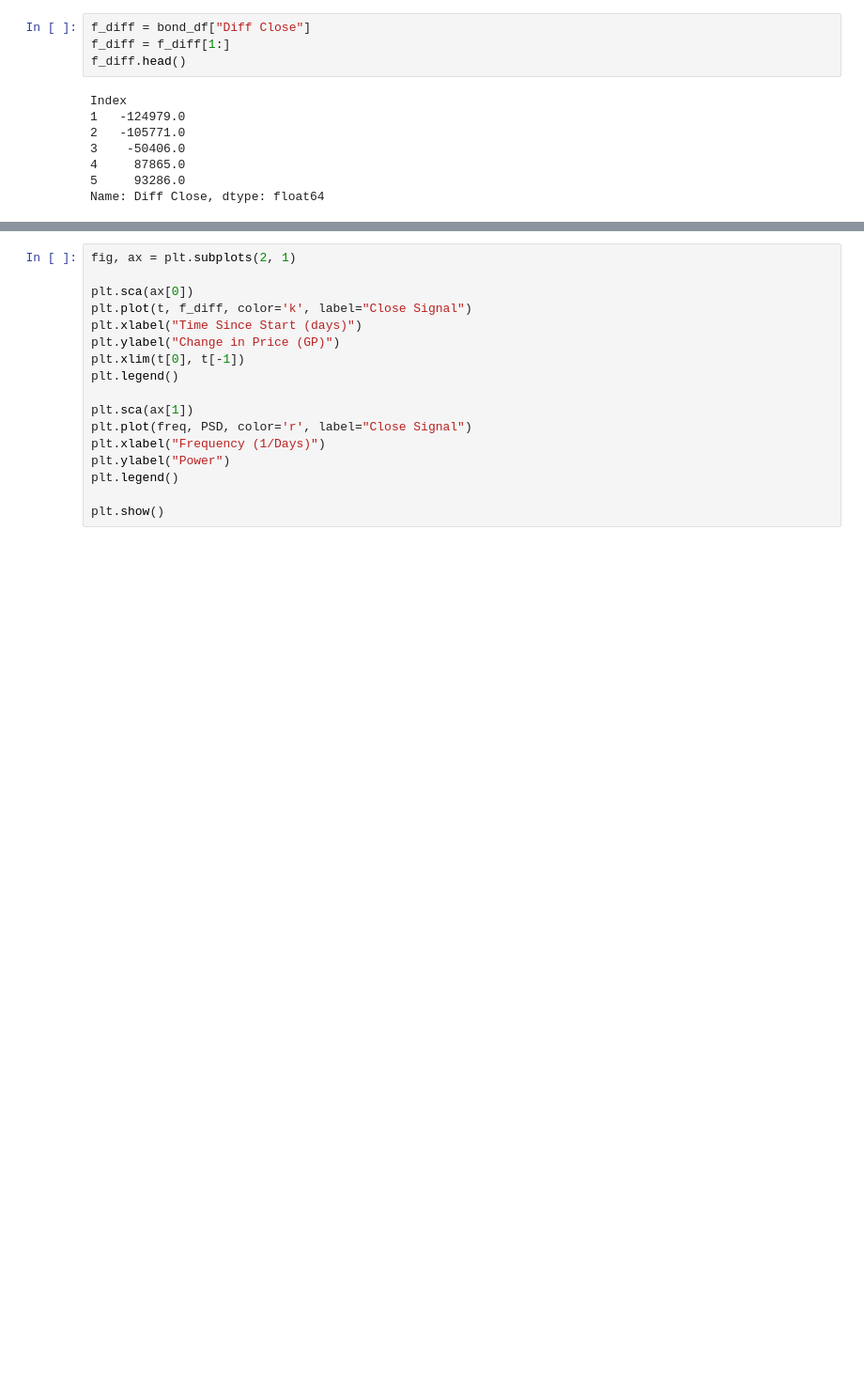
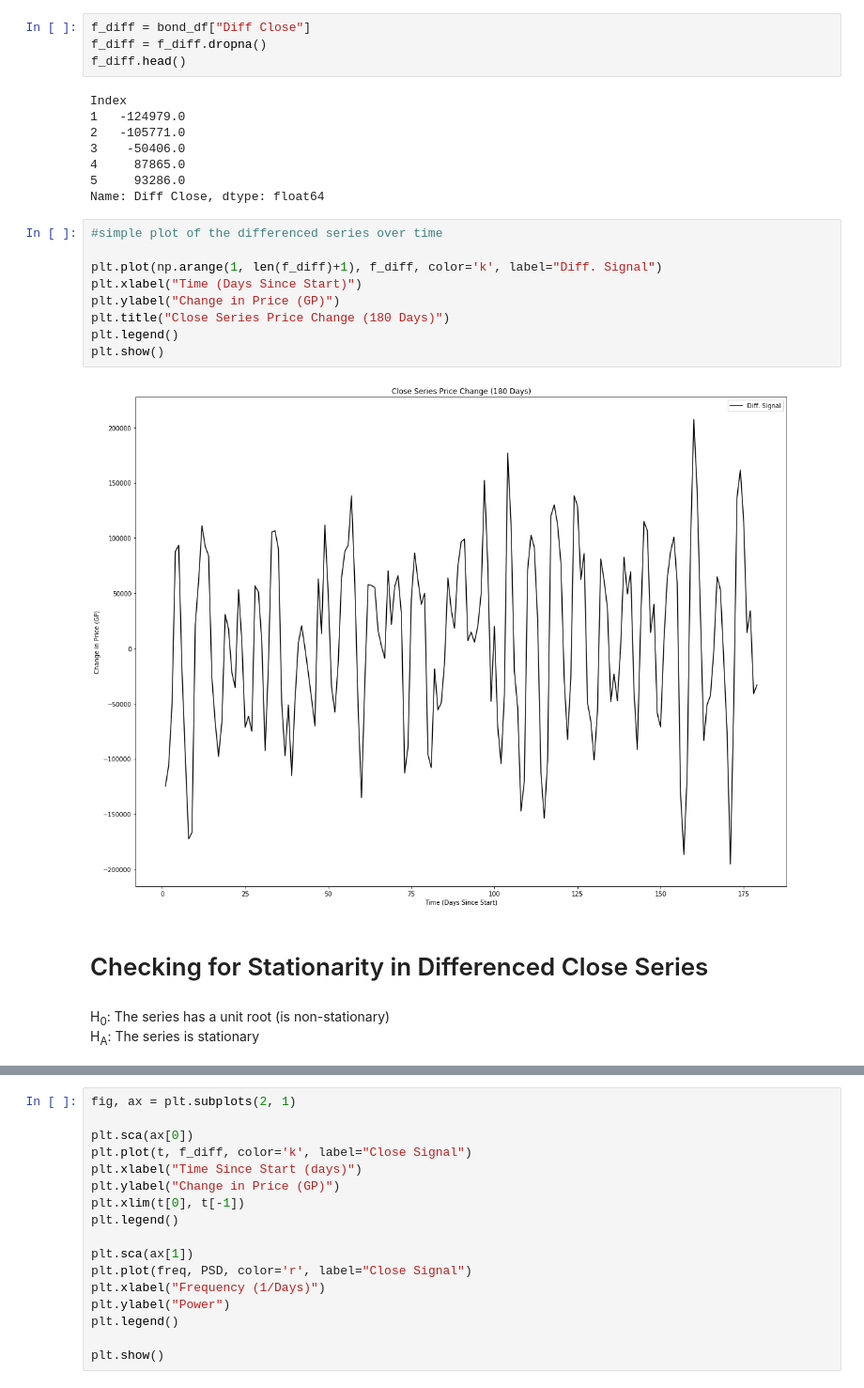
Before and after one commit to nurriol2/forecasting, a Jupyter notebook: Fourier Forecasting.ipynb, the cells around one changed output, grey strips where cells are left out. Shown at 94% size. Drawn from its saved outputs; the diff is of its cells as text; blank space fills up the shorter version.

```diff
--- a/Fourier Forecasting.ipynb
+++ b/Fourier Forecasting.ipynb
@@ -114,7 +130,7 @@ bond_df.head()
 | 4 | 2020/04/12 | 3941327 | 2020/04/12 | 4415261 | 87865.0 |
 # %%
 f_diff = bond_df["Diff Close"]
-f_diff = f_diff[1:]
+f_diff = f_diff.dropna()
 f_diff.head()
 # %% [output]
 Index
@@ -124,3 +140,19 @@ Index
 4     87865.0
 5     93286.0
 Name: Diff Close, dtype: float64
+# %%
+#simple plot of the differenced series over time
+
+plt.plot(np.arange(1, len(f_diff)+1), f_diff, color='k', label="Diff. Signal")
+plt.xlabel("Time (Days Since Start)")
+plt.ylabel("Change in Price (GP)")
+plt.title("Close Series Price Change (180 Days)")
+plt.legend()
+plt.show()
+# %% [output]
+[figure, added]
+# %% [markdown]
+# Checking for Stationarity in Differenced Close Series #
+# %% [markdown]
+H<sub>0</sub>:  The series has a unit root (is non-stationary)
+H<sub>A</sub>:  The series is stationary
```
Also changed, not shown: parts of 26 cells of this notebook.
